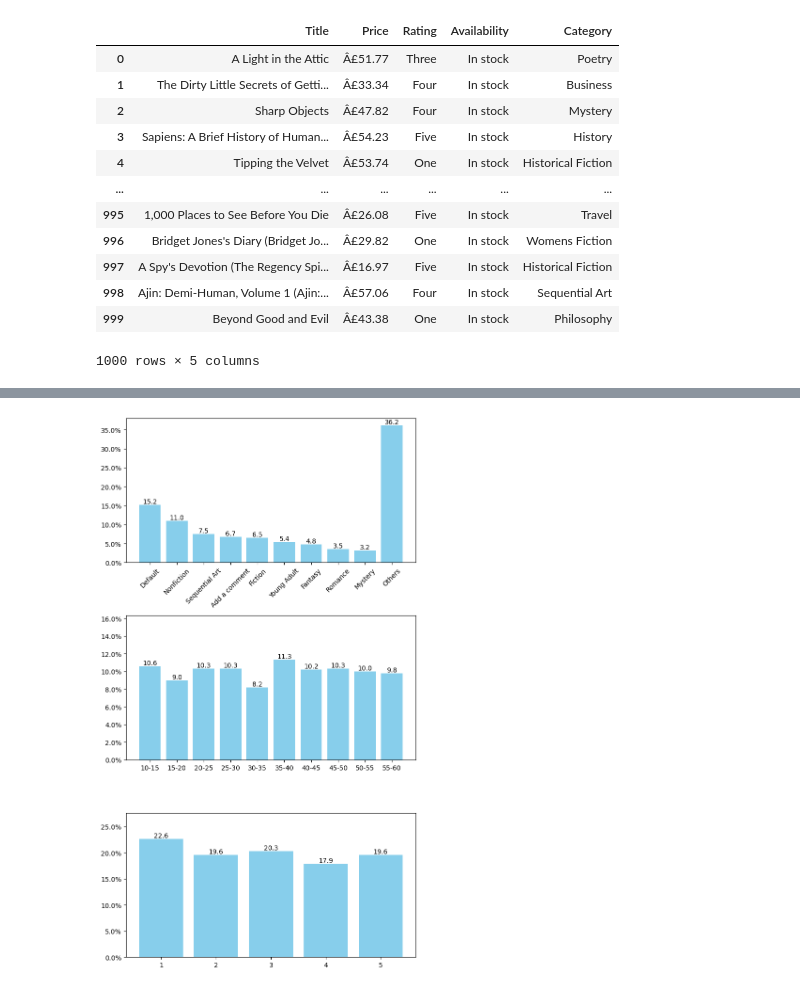
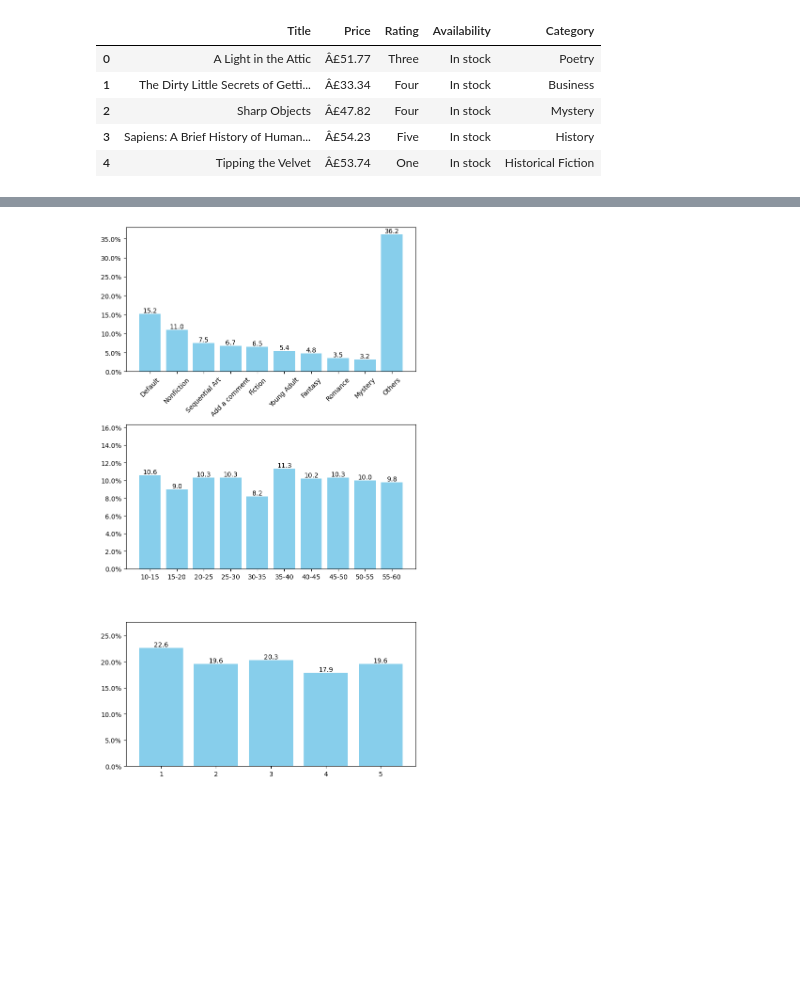
Before and after one commit to 2leog/scrapped-books-analysis, a Jupyter notebook: books_data_analysis.ipynb, the cells around one changed output, grey strips where cells are left out. Drawn from its saved outputs; the diff is of its cells as text; code cells hidden in the pictures; blank space fills up the shorter version.

```diff
--- a/books_data_analysis.ipynb
+++ b/books_data_analysis.ipynb
@@ -7,21 +7,14 @@ import numpy as np
 # %%
 data = pd.read_csv("books.csv")
 # %%
-data
+data.head()
 # %% [output]
 |  | Title | Price | Rating | Availability | Category |
 | 0 | A Light in the Attic | Â£51.77 | Three | In stock | Poetry |
 | 1 | The Dirty Little Secrets of Getti... | Â£33.34 | Four | In stock | Business |
 | 2 | Sharp Objects | Â£47.82 | Four | In stock | Mystery |
 | 3 | Sapiens: A Brief History of Human... | Â£54.23 | Five | In stock | History |
 | 4 | Tipping the Velvet | Â£53.74 | One | In stock | Historical Fiction |
-| ... | ... | ... | ... | ... | ... |
-| 995 | 1,000 Places to See Before You Die | Â£26.08 | Five | In stock | Travel |
-| 996 | Bridget Jones's Diary (Bridget Jo... | Â£29.82 | One | In stock | Womens Fiction |
-| 997 | A Spy's Devotion (The Regency Spi... | Â£16.97 | Five | In stock | Historical Fiction |
-| 998 | Ajin: Demi-Human, Volume 1 (Ajin:... | Â£57.06 | Four | In stock | Sequential Art |
-| 999 | Beyond Good and Evil | Â£43.38 | One | In stock | Philosophy |
-1000 rows × 5 columns
 # %%
 # Removing the symbol from the price and transforming it to float
 data['Price'] = data['Price'].str.replace("Â£", "", regex=False).astype(float)
```
Also changed, not shown: parts of 2 cells of this notebook.
